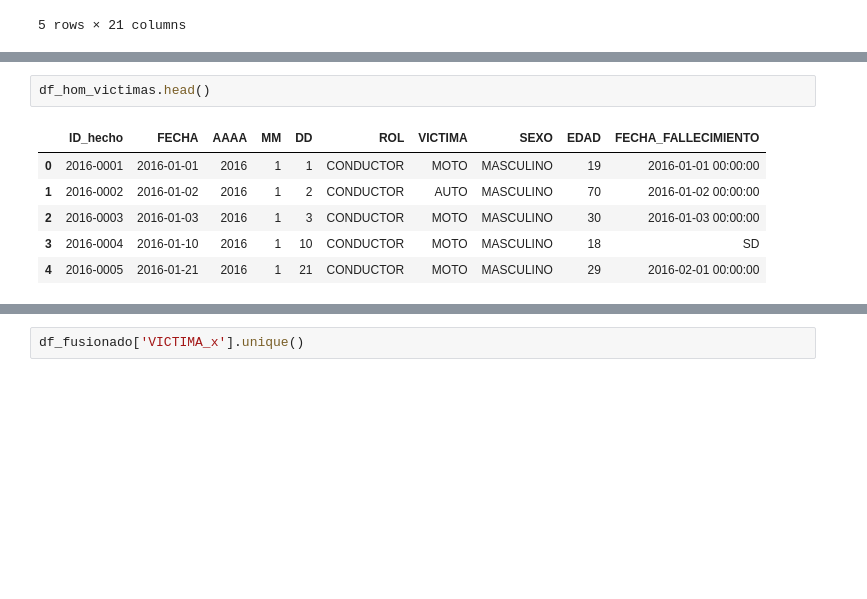
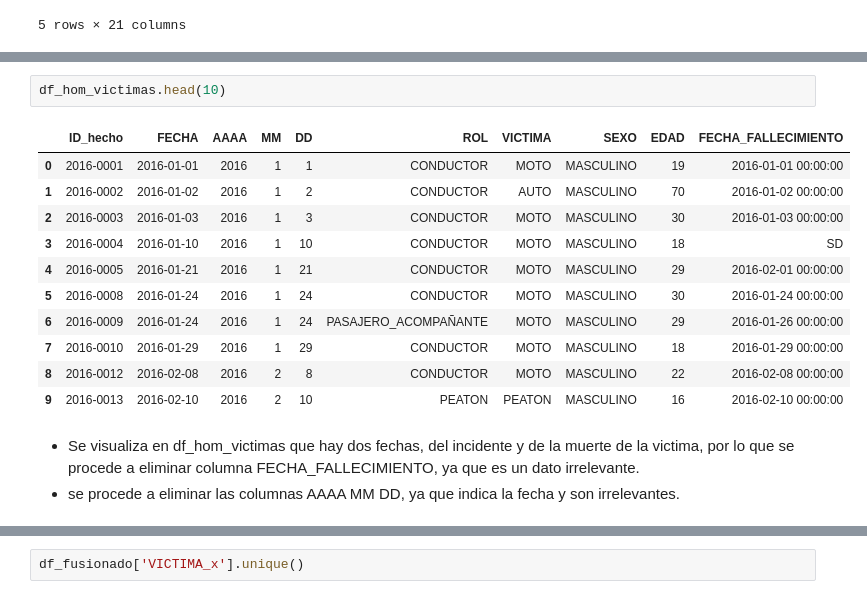
Before and after one commit to dariojacome/proyecto_anat, a Jupyter notebook: ETL_EDA.ipynb, the cells around one changed output, grey strips where cells are left out. Cells and saved outputs as stored; diff of their text form; blank space fills up the shorter version.

```diff
--- a/ETL_EDA.ipynb
+++ b/ETL_EDA.ipynb
@@ -19,9 +64,17 @@ df_homicidios.head()
 # %%
-df_hom_victimas.head()
+df_hom_victimas.head(10)
 # %% [output]
 |  | ID_hecho | FECHA | AAAA | MM | DD | ROL | VICTIMA | SEXO | EDAD | FECHA_FALLECIMIENTO |
 | 0 | 2016-0001 | 2016-01-01 | 2016 | 1 | 1 | CONDUCTOR | MOTO | MASCULINO | 19 | 2016-01-01 00:00:00 |
 | 1 | 2016-0002 | 2016-01-02 | 2016 | 1 | 2 | CONDUCTOR | AUTO | MASCULINO | 70 | 2016-01-02 00:00:00 |
 | 2 | 2016-0003 | 2016-01-03 | 2016 | 1 | 3 | CONDUCTOR | MOTO | MASCULINO | 30 | 2016-01-03 00:00:00 |
 | 3 | 2016-0004 | 2016-01-10 | 2016 | 1 | 10 | CONDUCTOR | MOTO | MASCULINO | 18 | SD |
 | 4 | 2016-0005 | 2016-01-21 | 2016 | 1 | 21 | CONDUCTOR | MOTO | MASCULINO | 29 | 2016-02-01 00:00:00 |
+| 5 | 2016-0008 | 2016-01-24 | 2016 | 1 | 24 | CONDUCTOR | MOTO | MASCULINO | 30 | 2016-01-24 00:00:00 |
+| 6 | 2016-0009 | 2016-01-24 | 2016 | 1 | 24 | PASAJERO_ACOMPAÑANTE | MOTO | MASCULINO | 29 | 2016-01-26 00:00:00 |
+| 7 | 2016-0010 | 2016-01-29 | 2016 | 1 | 29 | CONDUCTOR | MOTO | MASCULINO | 18 | 2016-01-29 00:00:00 |
+| 8 | 2016-0012 | 2016-02-08 | 2016 | 2 | 8 | CONDUCTOR | MOTO | MASCULINO | 22 | 2016-02-08 00:00:00 |
+| 9 | 2016-0013 | 2016-02-10 | 2016 | 2 | 10 | PEATON | PEATON | MASCULINO | 16 | 2016-02-10 00:00:00 |
+# %% [markdown]
+- Se visualiza en df_hom_victimas que hay dos fechas, del incidente y de la muerte de la victima, por lo que se procede a eliminar columna FECHA_FALLECIMIENTO, ya que es un dato irrelevante.
+- se procede a eliminar las columnas AAAA	MM	DD, ya que indica la fecha y son irrelevantes.
```
Also changed, not shown: parts of 64 cells of this notebook, 2 other files.
